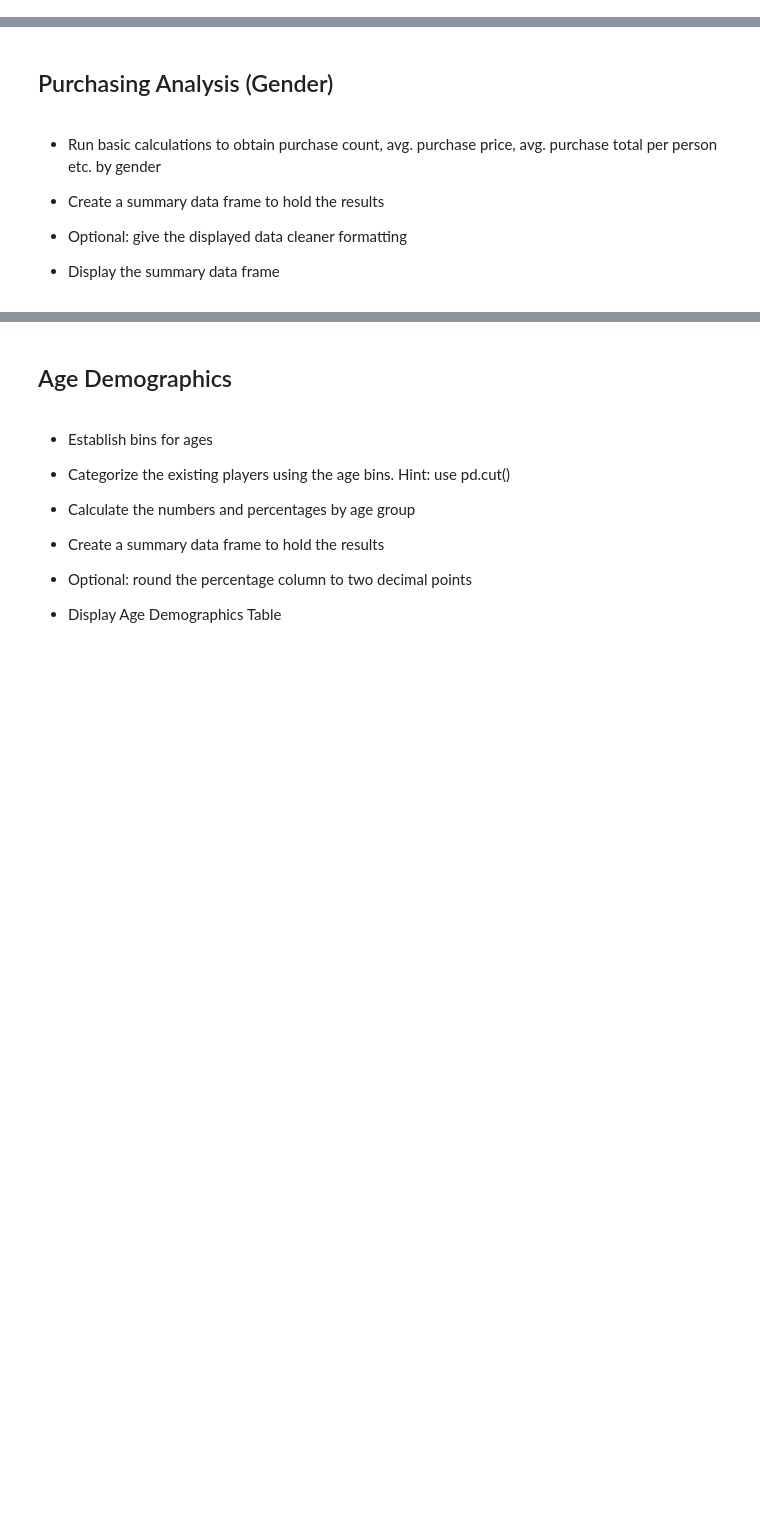
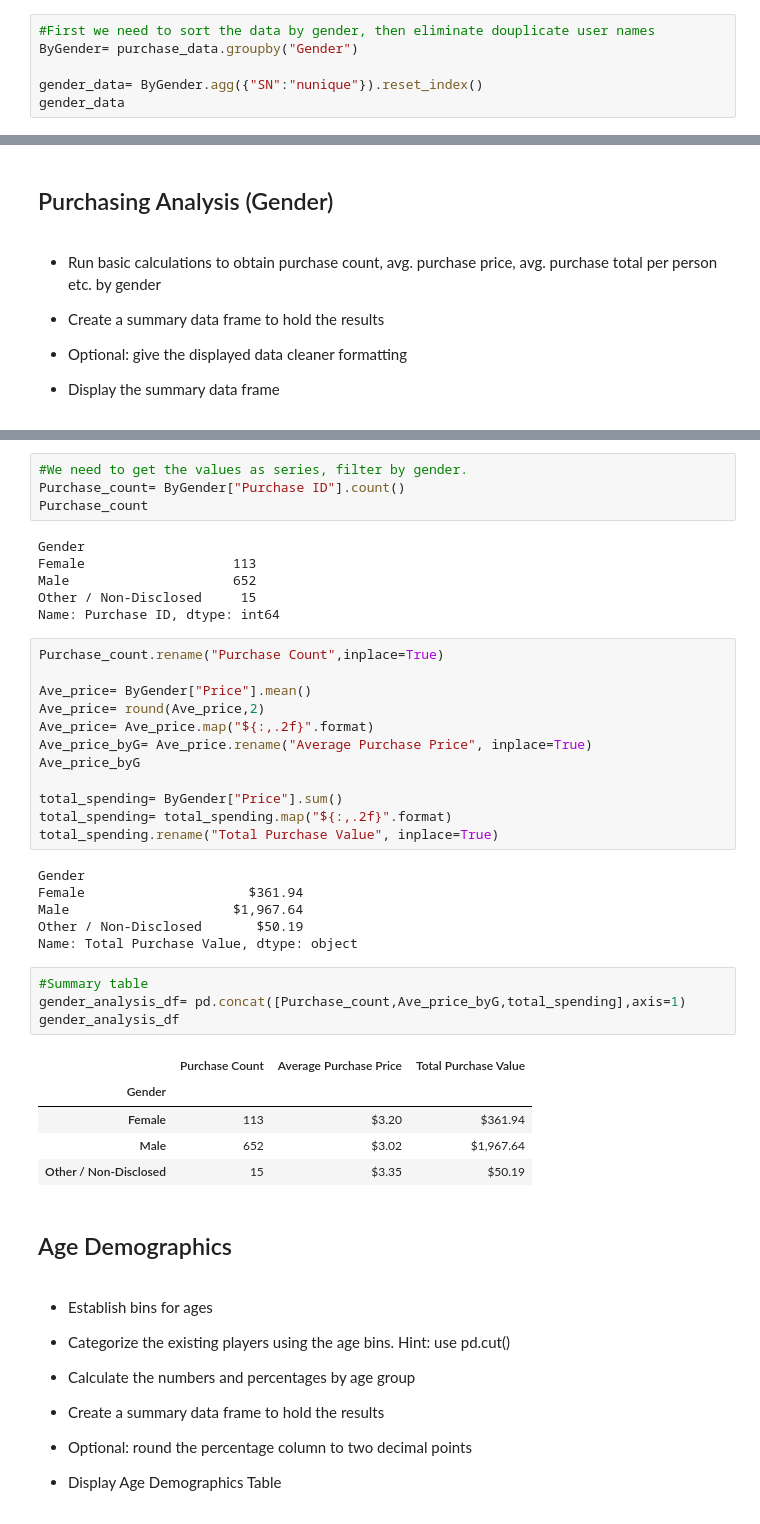
Before and after one commit to gnzamudio/pandas-challenge, a Jupyter notebook: Pymoli/HeroesOfPymoli.ipynb, the cells around one changed output, grey strips where cells are left out. Cells and saved outputs as stored; diff of their text form; blank space fills up the shorter version.

```diff
--- a/Pymoli/HeroesOfPymoli.ipynb
+++ b/Pymoli/HeroesOfPymoli.ipynb
@@ -98,0 +75,6 @@ Gender_demo.round(2)
+# %%
+#First we need to sort the data by gender, then eliminate douplicate user names
+ByGender= purchase_data.groupby("Gender")
+
+gender_data= ByGender.agg({"SN":"nunique"}).reset_index()
+gender_data
@@ -129,3 +111,41 @@ Name: Gender, dtype: int64
+# %%
+#We need to get the values as series, filter by gender.
+Purchase_count= ByGender["Purchase ID"].count()
+Purchase_count
+# %% [output]
+Gender
+Female                   113
+Male                     652
+Other / Non-Disclosed     15
+Name: Purchase ID, dtype: int64
+# %%
+Purchase_count.rename("Purchase Count",inplace=True)
+
+Ave_price= ByGender["Price"].mean()
+Ave_price= round(Ave_price,2)
+Ave_price= Ave_price.map("${:,.2f}".format)
+Ave_price_byG= Ave_price.rename("Average Purchase Price", inplace=True)
+Ave_price_byG
+
+total_spending= ByGender["Price"].sum()
+total_spending= total_spending.map("${:,.2f}".format)
+total_spending.rename("Total Purchase Value", inplace=True)
+# %% [output]
+Gender
+Female                     $361.94
+Male                     $1,967.64
+Other / Non-Disclosed       $50.19
+Name: Total Purchase Value, dtype: object
+# %%
+#Summary table
+gender_analysis_df= pd.concat([Purchase_count,Ave_price_byG,total_spending],axis=1)
+gender_analysis_df
+# %% [output]
+|  | Purchase Count | Average Purchase Price | Total Purchase Value |
+| Gender |  |  |  |
+| Female | 113 | $3.20 | $361.94 |
+| Male | 652 | $3.02 | $1,967.64 |
+| Other / Non-Disclosed | 15 | $3.35 | $50.19 |
 # %% [markdown]
 ## Age Demographics
 # %% [markdown]
```
Also changed, not shown: parts of 10 cells of this notebook.
